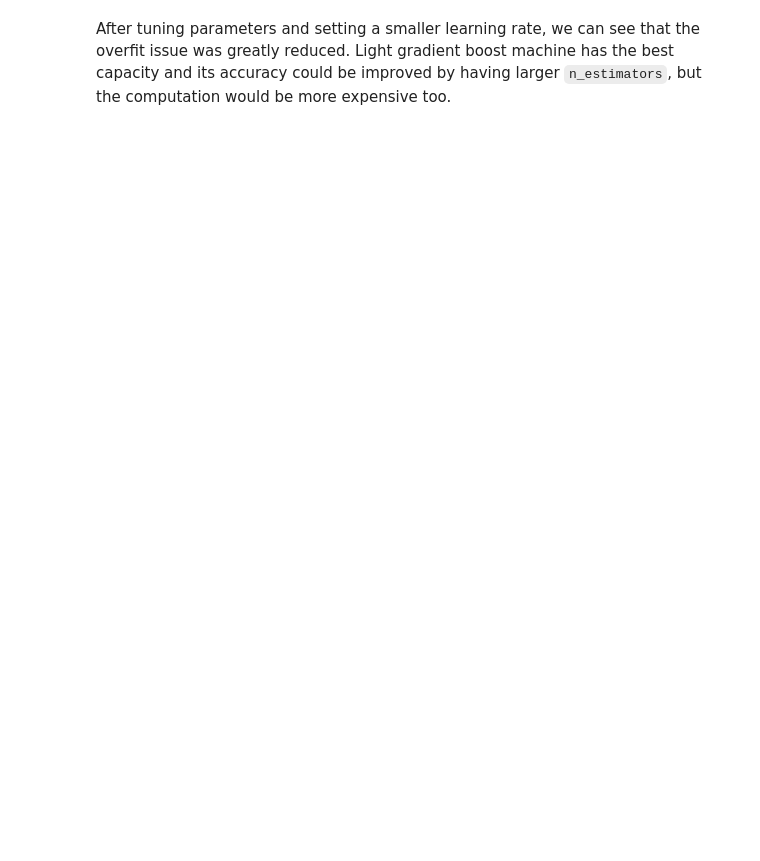
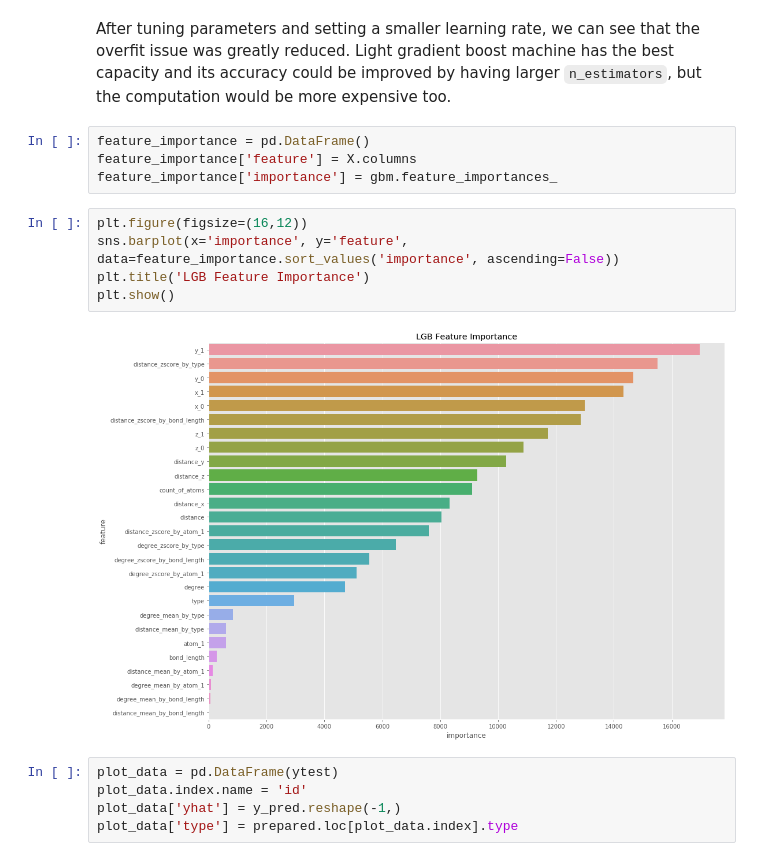
Before and after one commit to jlzhang93/Capstone1_predicting_molecular_properties, a Jupyter notebook: Capstone_predicting_molecular_properties.ipynb, the cells around one changed output. Drawn from its saved outputs; the diff is of its cells as text; blank space fills up the shorter version.

```diff
--- a/Capstone_predicting_molecular_properties.ipynb
+++ b/Capstone_predicting_molecular_properties.ipynb
@@ -1187,2 +1119,18 @@ The error for train data is 0.29103351430888663.
 # %% [markdown]
 After tuning parameters and setting a smaller learning rate, we can see that the overfit issue was greatly reduced. Light gradient boost machine has the best capacity and its accuracy could be improved by having larger `n_estimators`, but the computation would be more expensive too.
+# %%
+feature_importance = pd.DataFrame()
+feature_importance['feature'] = X.columns
+feature_importance['importance'] = gbm.feature_importances_
+# %%
+plt.figure(figsize=(16,12))
+sns.barplot(x='importance', y='feature', data=feature_importance.sort_values('importance', ascending=False))
+plt.title('LGB Feature Importance')
+plt.show()
+# %% [output]
+[figure, added]
+# %%
+plot_data = pd.DataFrame(ytest)
+plot_data.index.name = 'id'
+plot_data['yhat'] = y_pred.reshape(-1,)
+plot_data['type'] = prepared.loc[plot_data.index].type
```
Also changed, not shown: parts of 24 cells of this notebook.
